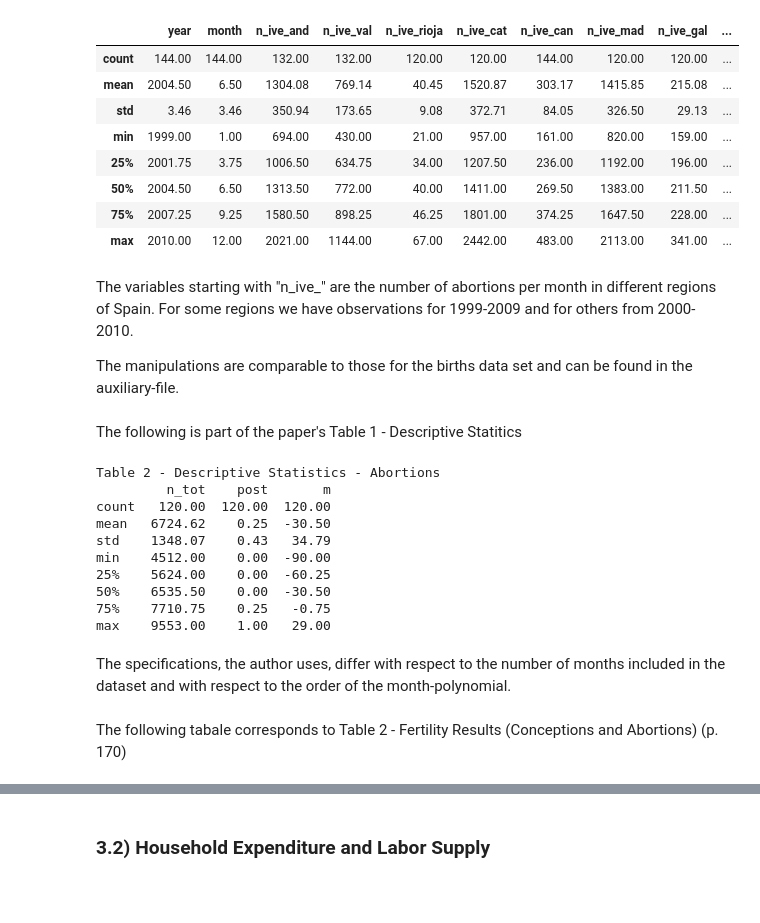
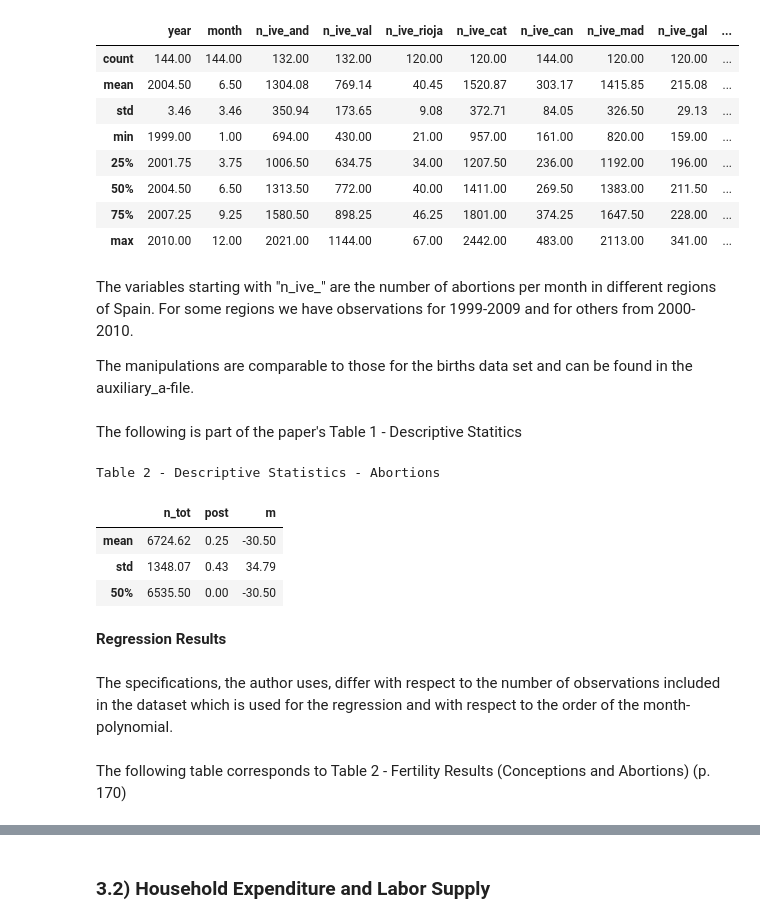
Before and after one commit to marclipfert/student-project-antonia-marc, a Jupyter notebook: student_project_Antonia_Marc.ipynb, the cells around one changed output, grey strips where cells are left out. Saved outputs shown, nothing was run; the diff lists cells and outputs as text; code cells hidden in the pictures; blank space fills up the shorter version.

```diff
--- a/student_project_Antonia_Marc.ipynb
+++ b/student_project_Antonia_Marc.ipynb
@@ -382,28 +336,26 @@ pd.read_stata('data/data_abortions_20110196.dta').describe().round(2)
 # %% [markdown]
 The variables starting with "n_ive_" are the number of abortions per month in different regions of Spain. For some regions we have observations for 1999-2009 and for others from 2000-2010.
 
-The manipulations are comparable to those for the births data set and can be found in the auxiliary-file.
+The manipulations are comparable to those for the births data set and can be found in the auxiliary_a-file.
 # %% [markdown]
 The following is part of the paper's Table 1 - Descriptive Statitics
 # %%
 dfa = process_abortions_data()
-print('Table 2 - Descriptive Statistics - Abortions')
-print(dfa[['n_tot','post','m']].describe().round(2))
+print('\033[1m' 'Table 2 - Descriptive Statistics - Abortions' '\033[0m')
+dfa[['n_tot','post','m']].describe().loc[['mean','std','50%']].round(2)
 # %% [output]
 Table 2 - Descriptive Statistics - Abortions
-         n_tot    post       m
-count   120.00  120.00  120.00
-mean   6724.62    0.25  -30.50
-std    1348.07    0.43   34.79
-min    4512.00    0.00  -90.00
-25%    5624.00    0.00  -60.25
-50%    6535.50    0.00  -30.50
-75%    7710.75    0.25   -0.75
-max    9553.00    1.00   29.00
+|  | n_tot | post | m |
+| mean | 6724.62 | 0.25 | -30.50 |
+| std | 1348.07 | 0.43 | 34.79 |
+| 50% | 6535.50 | 0.00 | -30.50 |
+# %% [markdown]
+
+**Regression Results**
 # %% [markdown]
-The specifications, the author uses, differ with respect to the number of months included in the dataset and with respect to the order of the month-polynomial.
+The specifications, the author uses, differ with respect to the number of observations included in the dataset which is used for the regression and with respect to the order of the month-polynomial.
 # %% [markdown]
-The following tabale corresponds to Table 2 - Fertility Results (Conceptions and Abortions) (p. 170)
+The following table corresponds to Table 2 - Fertility Results (Conceptions and Abortions) (p. 170)
 <a id='table_fertility'></a>
 # %%
 reg_list_b = reg_conception(dfb)
```
Also changed, not shown: parts of 34 cells of this notebook, 2 other files.
